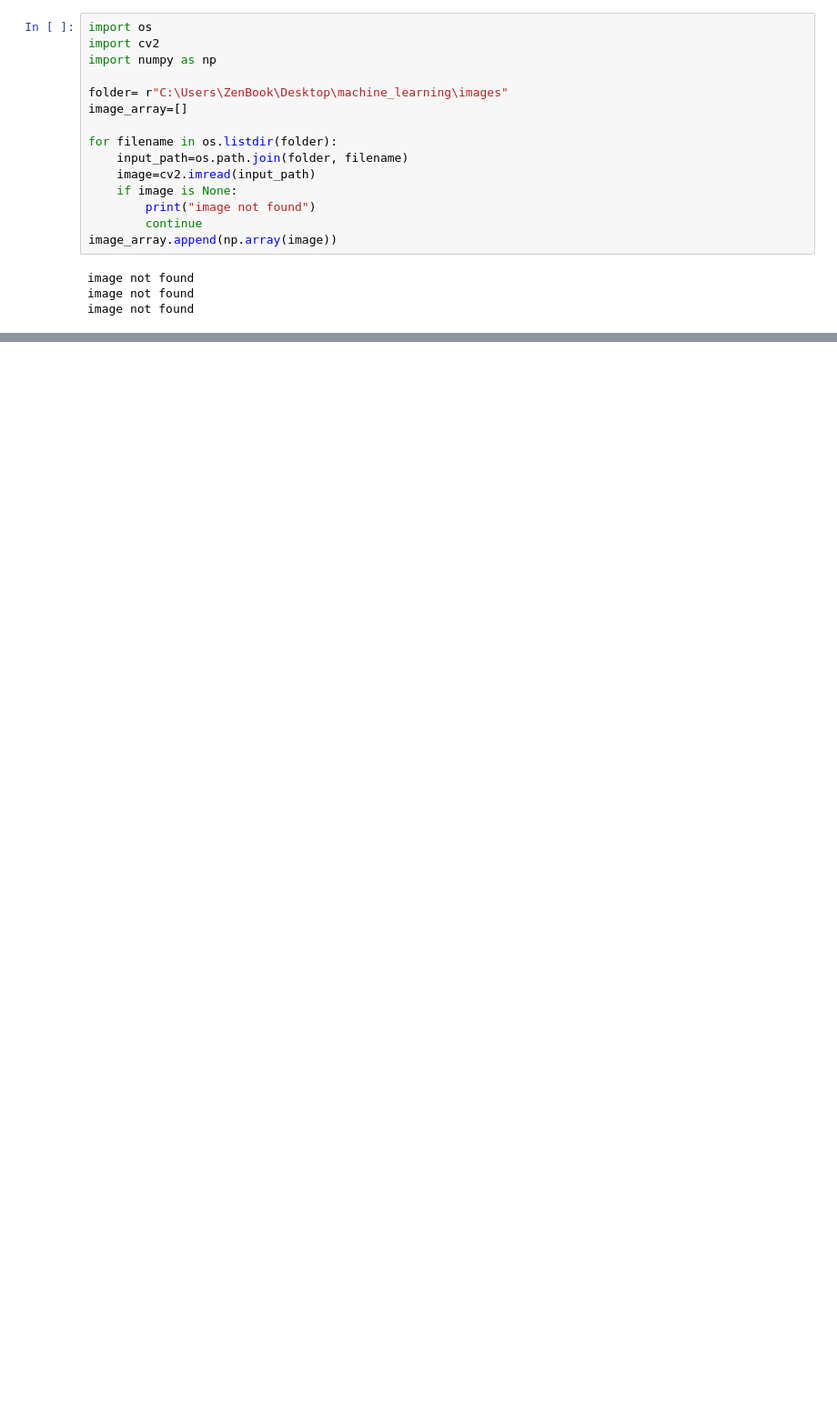
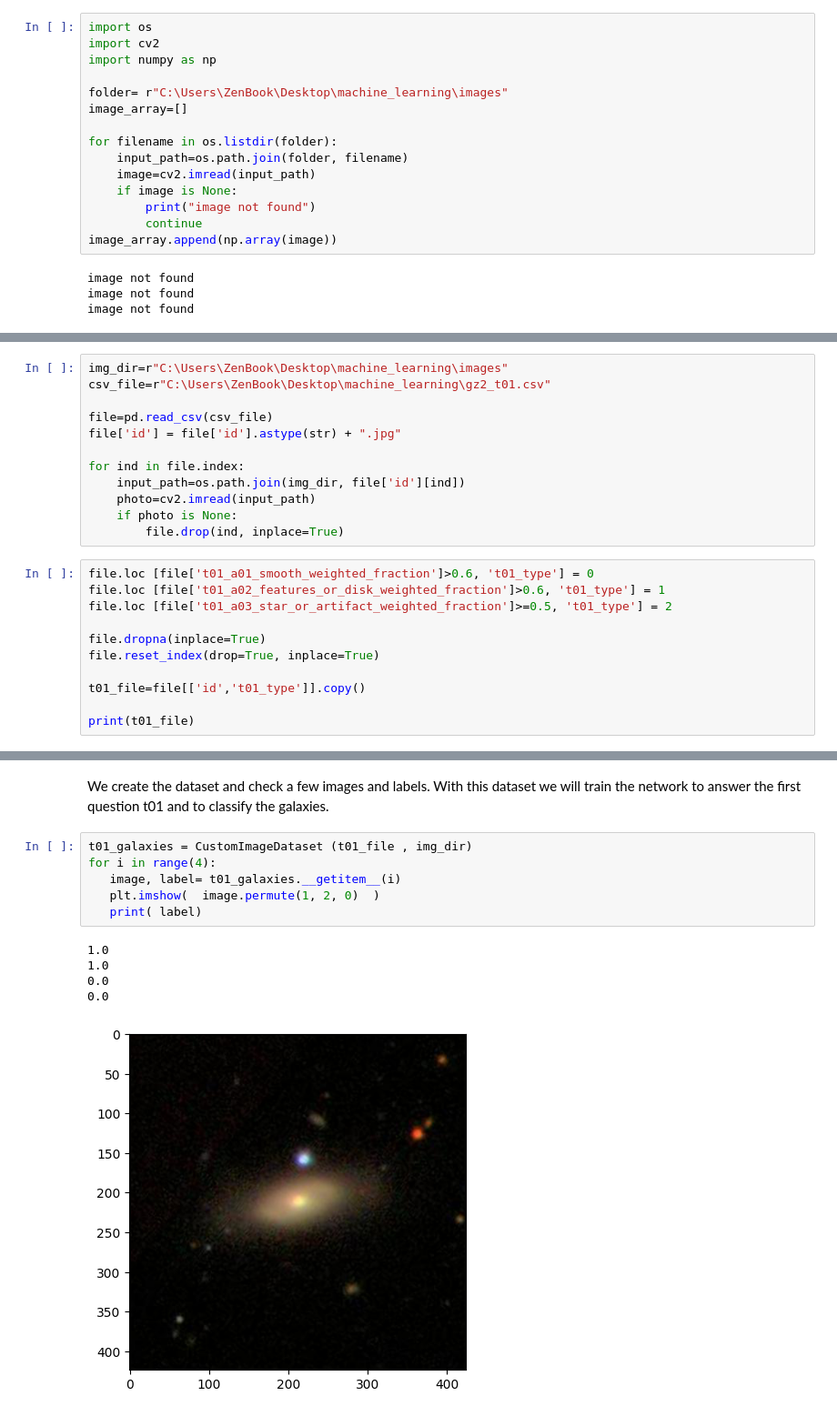
Before and after one commit to solo-uhhhh/dog_long, a Jupyter notebook: shaggy.ipynb, the cells around one changed output, grey strips where cells are left out. Shown at 91% size. Drawn from its saved outputs; the diff is of its cells as text; blank space fills up the shorter version.

Commit message:
Dataset code and modified csv file

```diff
--- a/shaggy.ipynb
+++ b/shaggy.ipynb
@@ -71,0 +72,23 @@ print(file)
+# %%
+img_dir=r"C:\Users\ZenBook\Desktop\machine_learning\images"
+csv_file=r"C:\Users\ZenBook\Desktop\machine_learning\gz2_t01.csv"
+
+file=pd.read_csv(csv_file)
+file['id'] = file['id'].astype(str) + ".jpg"
+
+for ind in file.index:
+    input_path=os.path.join(img_dir, file['id'][ind])
+    photo=cv2.imread(input_path)
+    if photo is None:
+        file.drop(ind, inplace=True)
+# %%
+file.loc [file['t01_a01_smooth_weighted_fraction']>0.6, 't01_type'] = 0
+file.loc [file['t01_a02_features_or_disk_weighted_fraction']>0.6, 't01_type'] = 1
+file.loc [file['t01_a03_star_or_artifact_weighted_fraction']>=0.5, 't01_type'] = 2
+
+file.dropna(inplace=True)
+file.reset_index(drop=True, inplace=True)
+
+t01_file=file[['id','t01_type']].copy()
+
+print(t01_file)
@@ -71,0 +110,14 @@ print(file)
+# %% [markdown]
+We create the dataset and check a few images and labels. With this dataset we will train the network to answer the first question t01 and to classify the galaxies.
+# %%
+t01_galaxies = CustomImageDataset (t01_file , img_dir)
+for i in range(4):
+   image, label= t01_galaxies.__getitem__(i)
+   plt.imshow(  image.permute(1, 2, 0)  )
+   print( label)
+# %% [output]
+1.0
+1.0
+0.0
+0.0
+[figure, added]
```
Also changed, not shown: parts of 4 cells of this notebook, 1 other file.
